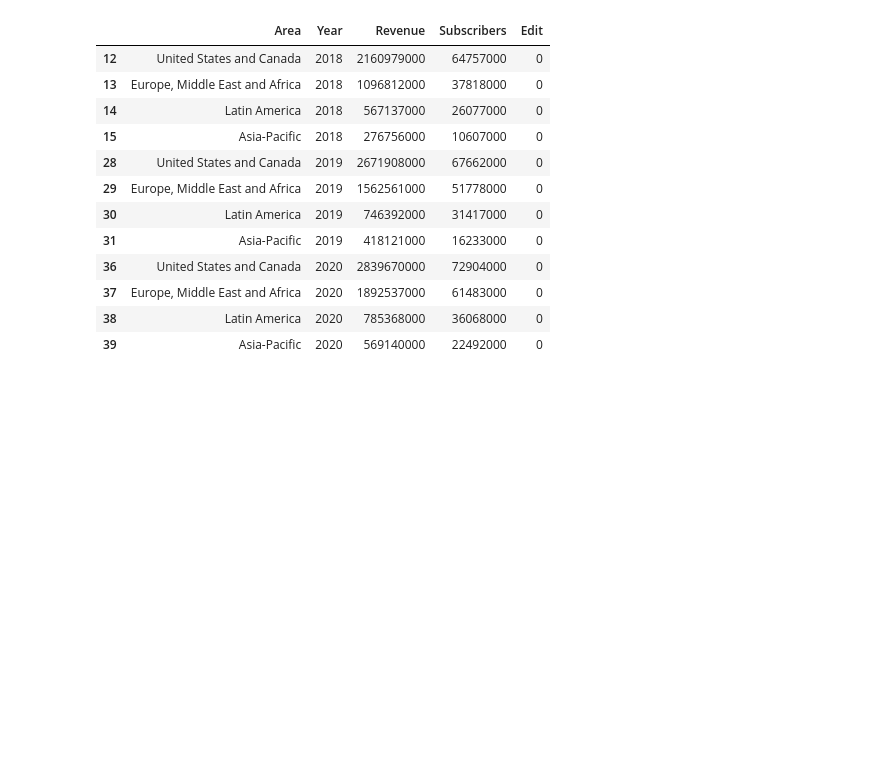
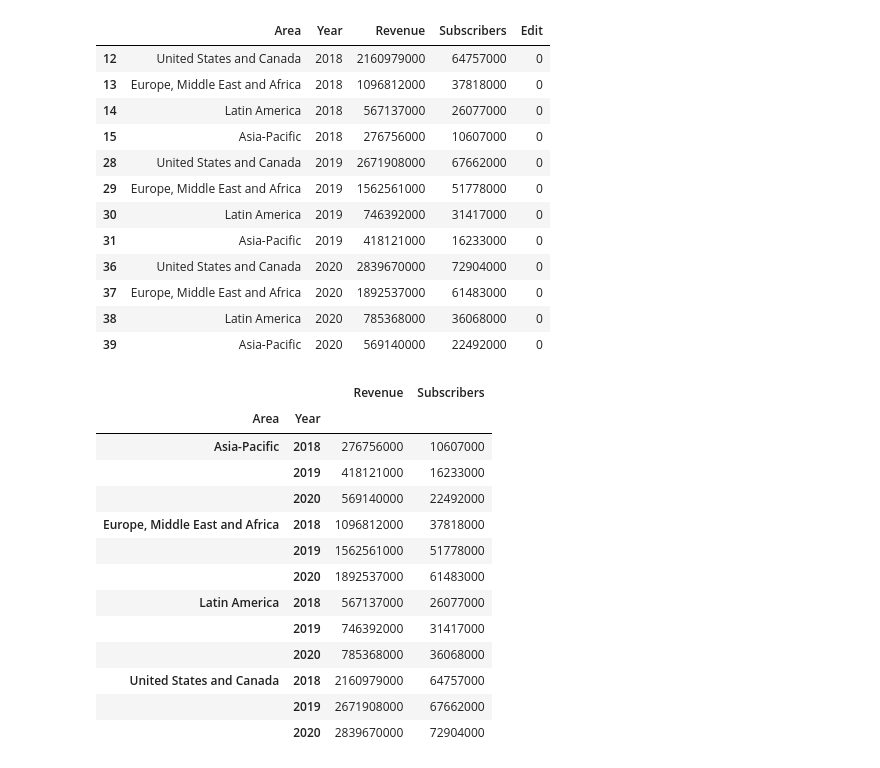
Before and after one commit to adamholcomb/Python-Media-Happiness-Analysis, a Jupyter notebook: HappinessIndex-KF.ipynb, the cells around one changed output. Cells and saved outputs as stored; diff of their text form; code cells hidden in the pictures; blank space fills up the shorter version.

Commit message:
Review drop by year

```diff
--- a/HappinessIndex-KF.ipynb
+++ b/HappinessIndex-KF.ipynb
@@ -426,3 +396,22 @@ netflix_rev_region_year
 | 37 | Europe, Middle East and Africa | 2020 | 1892537000 | 61483000 | 0 |
 | 38 | Latin America | 2020 | 785368000 | 36068000 | 0 |
 | 39 | Asia-Pacific | 2020 | 569140000 | 22492000 | 0 |
+# %%
+netflix_rev_region_year_goupby = netflix_rev_region_year.groupby(['Area','Year']).sum('Edit')
+netflix_rev_region_year_goupby.drop(['Edit'], axis = 1, inplace = True)
+netflix_rev_region_year_goupby
+# %% [output]
+|  |  | Revenue | Subscribers |
+| Area | Year |  |  |
+| Asia-Pacific | 2018 | 276756000 | 10607000 |
+|  | 2019 | 418121000 | 16233000 |
+|  | 2020 | 569140000 | 22492000 |
+| Europe, Middle East and Africa | 2018 | 1096812000 | 37818000 |
+|  | 2019 | 1562561000 | 51778000 |
+|  | 2020 | 1892537000 | 61483000 |
+| Latin America | 2018 | 567137000 | 26077000 |
+|  | 2019 | 746392000 | 31417000 |
+|  | 2020 | 785368000 | 36068000 |
+| United States and Canada | 2018 | 2160979000 | 64757000 |
+|  | 2019 | 2671908000 | 67662000 |
+|  | 2020 | 2839670000 | 72904000 |
```
Also changed, not shown: parts of 10 cells of this notebook.
